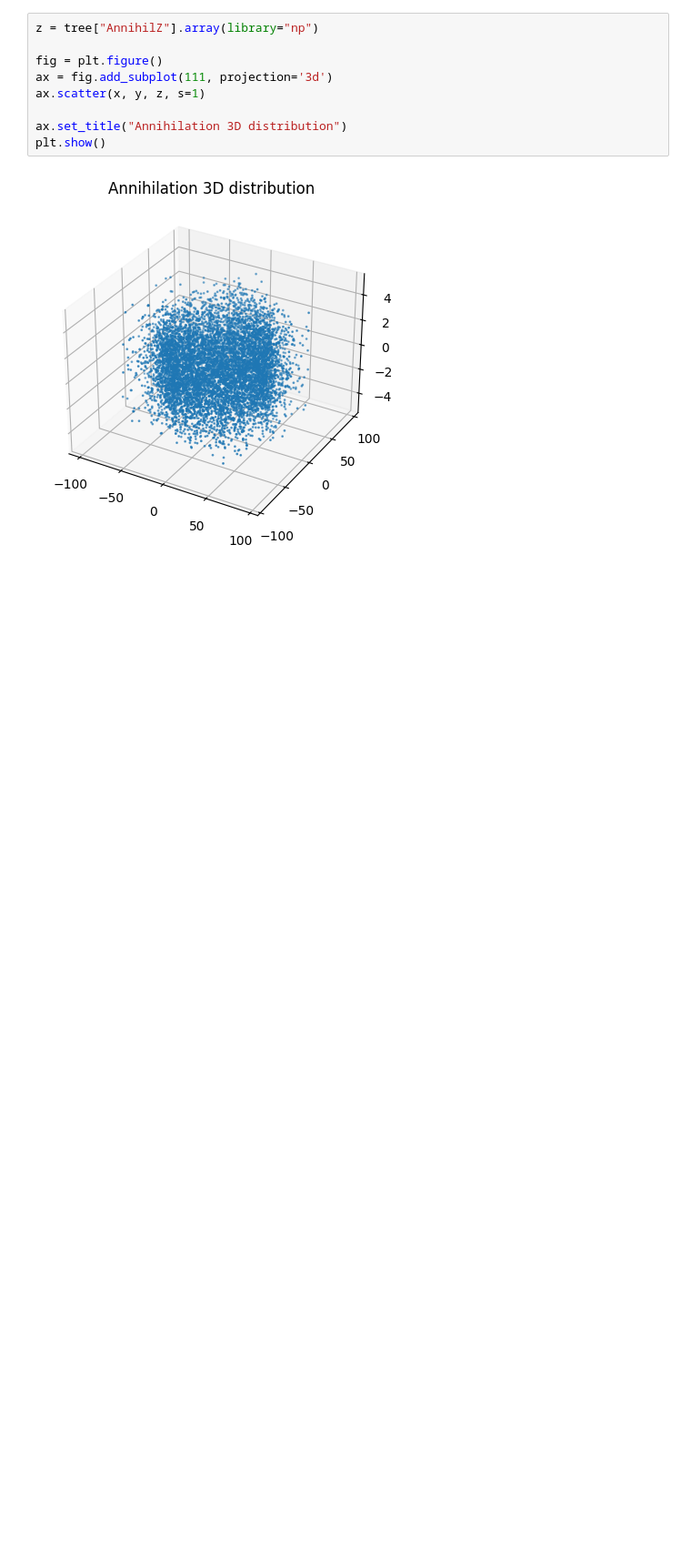
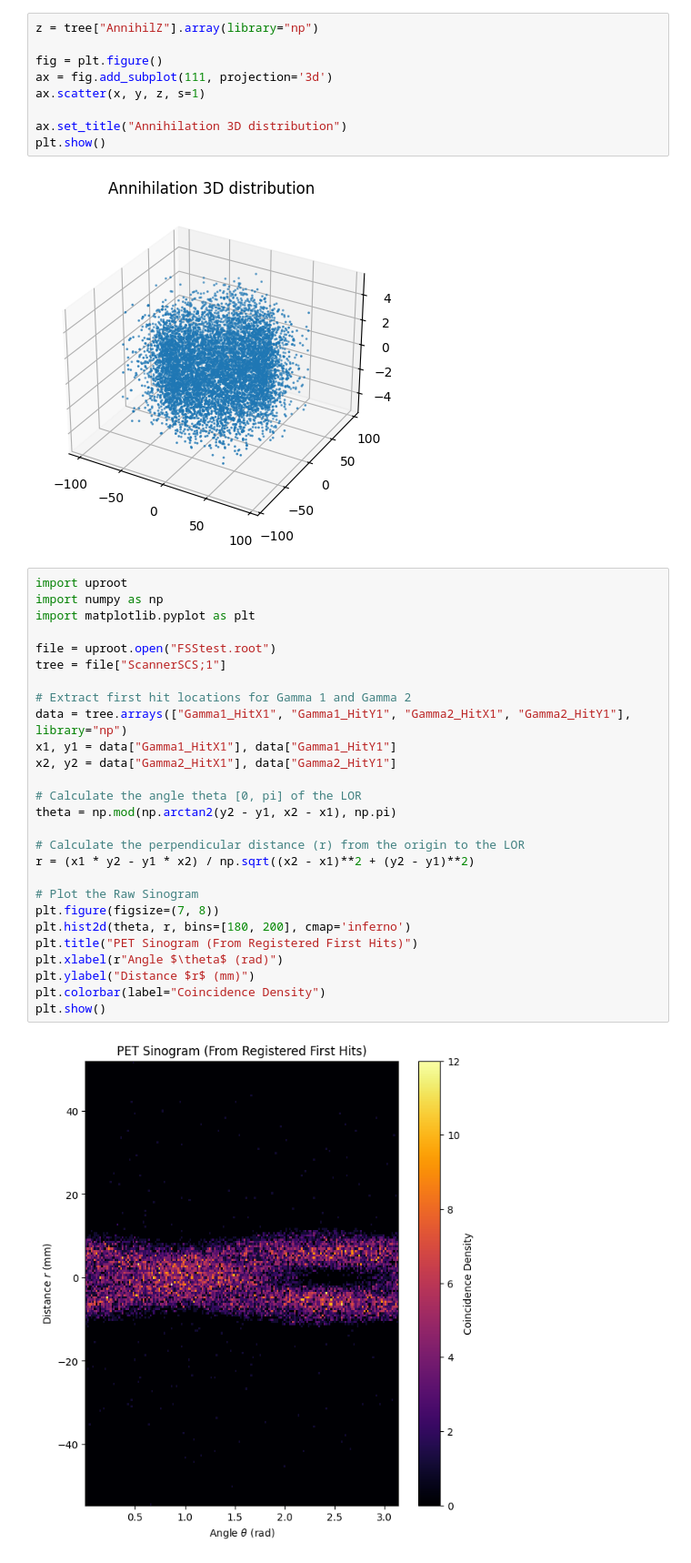
Before and after one commit to mw2304/SummerProject2026, a Jupyter notebook: FSS_test_root.ipynb, the cells around one changed output. Shown at 91% size. Cells and saved outputs as stored; diff of their text form; blank space fills up the shorter version.

Commit message:
visualing FSS root

```diff
--- a/FSS_test_root.ipynb
+++ b/FSS_test_root.ipynb
@@ -161,3 +161,32 @@ ax.set_title("Annihilation 3D distribution")
 plt.show()
 # %% [output]
 [figure]
+# %%
+import uproot
+import numpy as np
+import matplotlib.pyplot as plt
+
+file = uproot.open("FSStest.root")
+tree = file["ScannerSCS;1"]
+
+# Extract first hit locations for Gamma 1 and Gamma 2
+data = tree.arrays(["Gamma1_HitX1", "Gamma1_HitY1", "Gamma2_HitX1", "Gamma2_HitY1"], library="np")
+x1, y1 = data["Gamma1_HitX1"], data["Gamma1_HitY1"]
+x2, y2 = data["Gamma2_HitX1"], data["Gamma2_HitY1"]
+
+# Calculate the angle theta [0, pi] of the LOR
+theta = np.mod(np.arctan2(y2 - y1, x2 - x1), np.pi)
+
+# Calculate the perpendicular distance (r) from the origin to the LOR
+r = (x1 * y2 - y1 * x2) / np.sqrt((x2 - x1)**2 + (y2 - y1)**2)
+
+# Plot the Raw Sinogram
+plt.figure(figsize=(7, 8))
+plt.hist2d(theta, r, bins=[180, 200], cmap='inferno')
+plt.title("PET Sinogram (From Registered First Hits)")
+plt.xlabel(r"Angle $\theta$ (rad)")
+plt.ylabel("Distance $r$ (mm)")
+plt.colorbar(label="Coincidence Density")
+plt.show()
+# %% [output]
+[figure, added]
```
Also changed, not shown: parts of 5 cells of this notebook.
